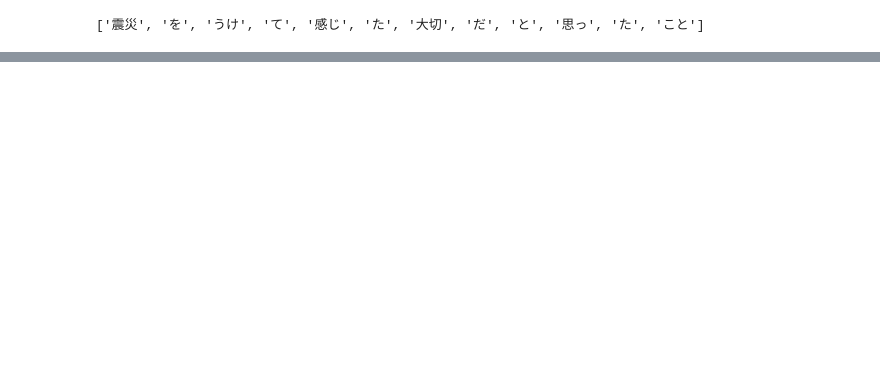
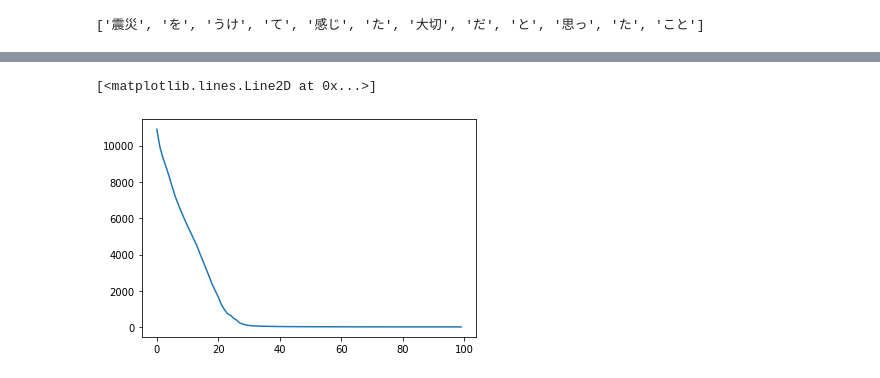
Before and after one commit to isoittech/SAMPLE_WEB_pytorch_lstm, a Jupyter notebook: mk_pytorch01.ipynb, the cells around one changed output, grey strips where cells are left out. Drawn from its saved outputs; the diff is of its cells as text; code cells hidden in the pictures; blank space fills up the shorter version.

```diff
--- a/mk_pytorch01.ipynb
+++ b/mk_pytorch01.ipynb
@@ -264,0 +377,41 @@ out2[1].size():$torch.Size([1, 1, 128])
+# %%
+# 単語のベクトル次元数
+EMBEDDING_DIM = 10
+# 隠れ層の次元数
+HIDDEN_DIM = 128
+# データ全体の単語数
+VOCAB_SIZE = len(word2index)
+# 分類先のカテゴリの数
+TAG_SIZE = len(categories)
+# モデル宣言
+model = LSTMClassifier(EMBEDDING_DIM, HIDDEN_DIM, VOCAB_SIZE, TAG_SIZE)
+# 損失関数はNLLLoss()を使う。LogSoftmaxを使う時はこれを使うらしい。
+loss_function = nn.NLLLoss()
+# 最適化の手法はSGDで。lossの減りに時間かかるけど、一旦はこれを使う。
+optimizer = optim.SGD(model.parameters(), lr=0.01)
+# %%
+# 各エポックの合計loss値を格納する
+losses = []
+# 100ループ回してみる。（バッチ化とかGPU使ってないので結構時間かかる...）
+for epoch in range(100):
+    all_loss = 0
+    for title, cat in zip(traindata["title"], traindata["category"]):
+        # モデルが持ってる勾配の情報をリセット
+        model.zero_grad()
+        # 文章を単語IDの系列に変換（modelに食わせられる形に変換）
+        inputs = sentence2index(title)
+        # 順伝播の結果を受け取る
+        out = model(inputs)
+        # 正解カテゴリをテンソル化
+        answer = category2tensor(cat)
+        # 正解とのlossを計算
+        loss = loss_function(out, answer)
+        # 勾配をセット
+        loss.backward()
+        # 逆伝播でパラメータ更新
+        optimizer.step()
+        # lossを集計
+        all_loss += loss.item()
+    losses.append(all_loss)
+    print("epoch", epoch, "\t" , "loss", all_loss)
+print("done.")
@@ -264,0 +436,7 @@ out2[1].size():$torch.Size([1, 1, 128])
+# %%
+import matplotlib.pyplot as plt
+%matplotlib inline
+plt.plot(losses)
+# %% [output]
+[<matplotlib.lines.Line2D at 0x...>]
+[figure, added]
```
Also changed, not shown: parts of 28 cells of this notebook, 4 other files.
